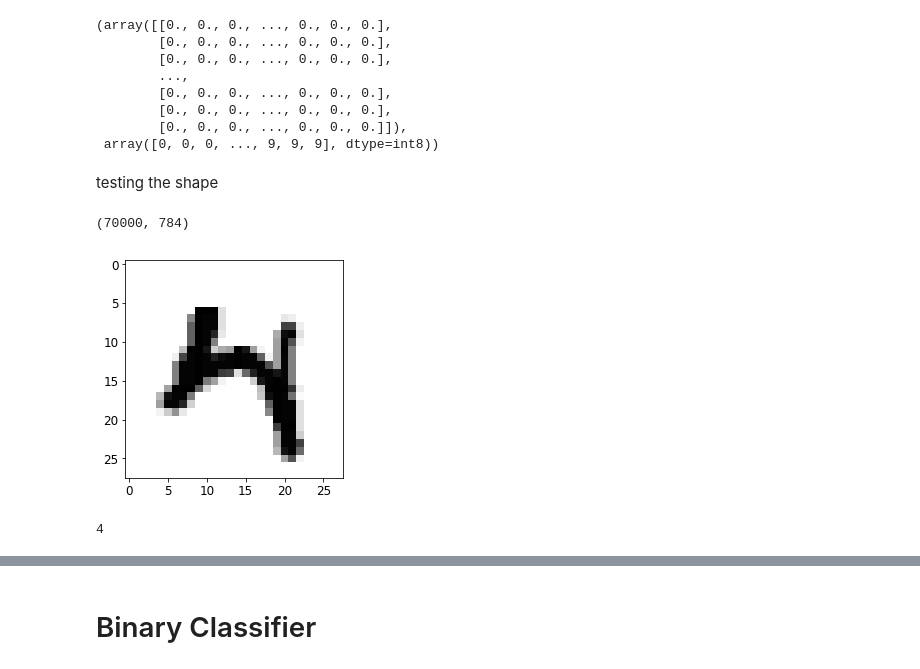
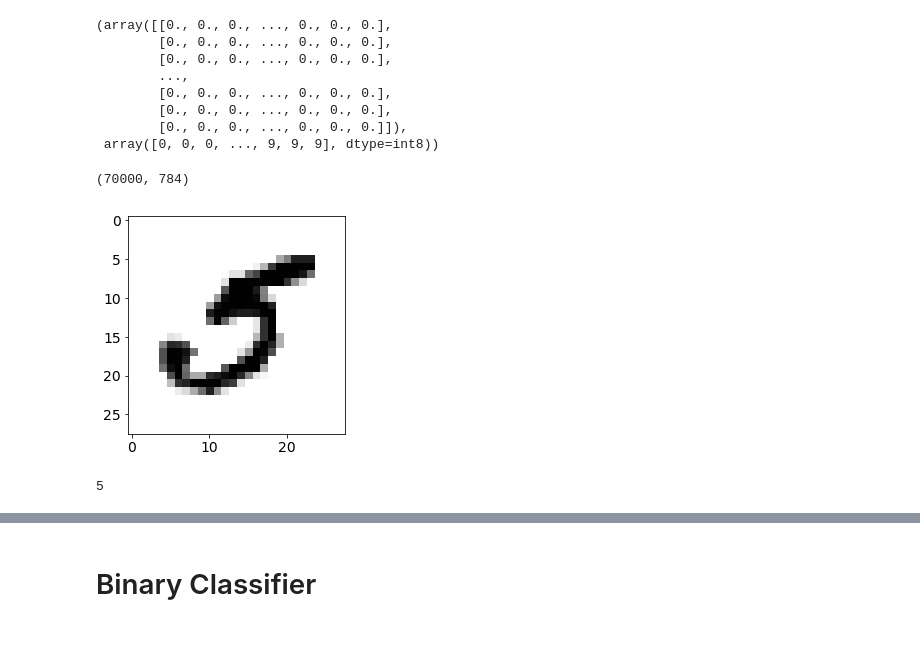
Before and after one commit to captainnemo2005/HandsOnMachineLearning, a Jupyter notebook: Classification/Classification.ipynb, the cells around one changed output, grey strips where cells are left out. Cells and saved outputs as stored; diff of their text form; code cells hidden in the pictures; blank space fills up the shorter version.

```diff
--- a/Classification/Classification.ipynb
+++ b/Classification/Classification.ipynb
@@ -35,30 +33,23 @@ warnings.filterwarnings(action="ignore", message="^internal gelsd")
 # %% [markdown]
 # MNIST
 # %%
-"""
-    Since fetch_mldata() is deprecated since Scikit-learn. We should usefetch_openml() instead
-    However, it returns the unsorted MNIST dataset, whereas fetch_mldata() returned the dataset
-    sorted by target (the training set and the test set were sorted seperately)
-"""
-## Since the MNIST contains 70000 features and each feature has 784 attributes
-## we can seperate training set 0->60000 and from 60001 till 70000 for the test set
 def sort_by_target(mnist):
-    reorder_train = np.array(sorted([(target,i) for i, target in enumerate(mnist.target[:60000])]))[:,1]
-    reorder_test = np.array(sorted([(target,i) for i, target in enumerate(mnist.target[60000:])]))[:,1]
-    mnist.data[:60000] = mnist.data[reorder_train]
+    reorder_train = np.array(sorted([(target,i) for i,target in enumerate(mnist.target[:60000])]))[:,1]
+    reorder_test = np.array(sorted([(target,i) for i,target in enumerate(mnist.target[60000:])]))[:,1]
+    mnist.data[:60000]   = mnist.data[reorder_train]
     mnist.target[:60000] = mnist.target[reorder_train]
-    mnist.data[60000:] = mnist.data[reorder_test + 60000]
-    mnist.target[60000:] = mnist.target[reorder_test + 60000]
+    mnist.data[60000:]   = mnist.data[60000+reorder_test]
+    mnist.target[60000:] = mnist.target[60000+reorder_test]
 # %%
 try:
     from sklearn.datasets import fetch_openml
-    mnist = fetch_openml('mnist_784', version = 1, cache = True)
+    mnist = fetch_openml('mnist_784',version = 1 ,cache =True)
     mnist.target = mnist.target.astype(np.int8)
     sort_by_target(mnist)
 except ImportError:
-    from sklearn.datasets import fetch_mldata
-    mnist = fetch_mldata('MNIST original')
-mnist["data"], mnist["target"]
+    from sklearn.datasets import fetch_openml
+    mnist = fetch_openml('MNIST original')
+mnist["data"],mnist["target"]
 # %% [output]
 (array([[0., 0., 0., ..., 0., 0., 0.],
         [0., 0., 0., ..., 0., 0., 0.],
@@ -68,8 +59,6 @@ mnist["data"], mnist["target"]
         [0., 0., 0., ..., 0., 0., 0.],
         [0., 0., 0., ..., 0., 0., 0.]]),
  array([0, 0, 0, ..., 9, 9, 9], dtype=int8))
-# %% [markdown]
-testing the shape
 # %%
 mnist.data.shape
 # %% [output]
@@ -78,21 +67,19 @@ mnist.data.shape
 X = mnist["data"]
 y = mnist["target"]
 # %%
-%matplotlib inline
 import matplotlib
 import matplotlib.pyplot as plt
 
-some_digit = X[30000]
+some_digit = X[36000]
 some_digit_image = some_digit.reshape(28,28)
 
-plt.imshow(some_digit_image,cmap = matplotlib.cm.binary,
+plt.imshow(some_digit_image,cmap  = matplotlib.cm.binary,
           interpolation = "nearest")
-#plt.axis("off")
 plt.show()
 # %% [output]
-[figure, old version]
+[figure, new version]
 # %%
-y[30000]
+y[36000]
 # %% [output]
-4
+5
 # %%
```
Also changed, not shown: parts of 152 cells of this notebook.
